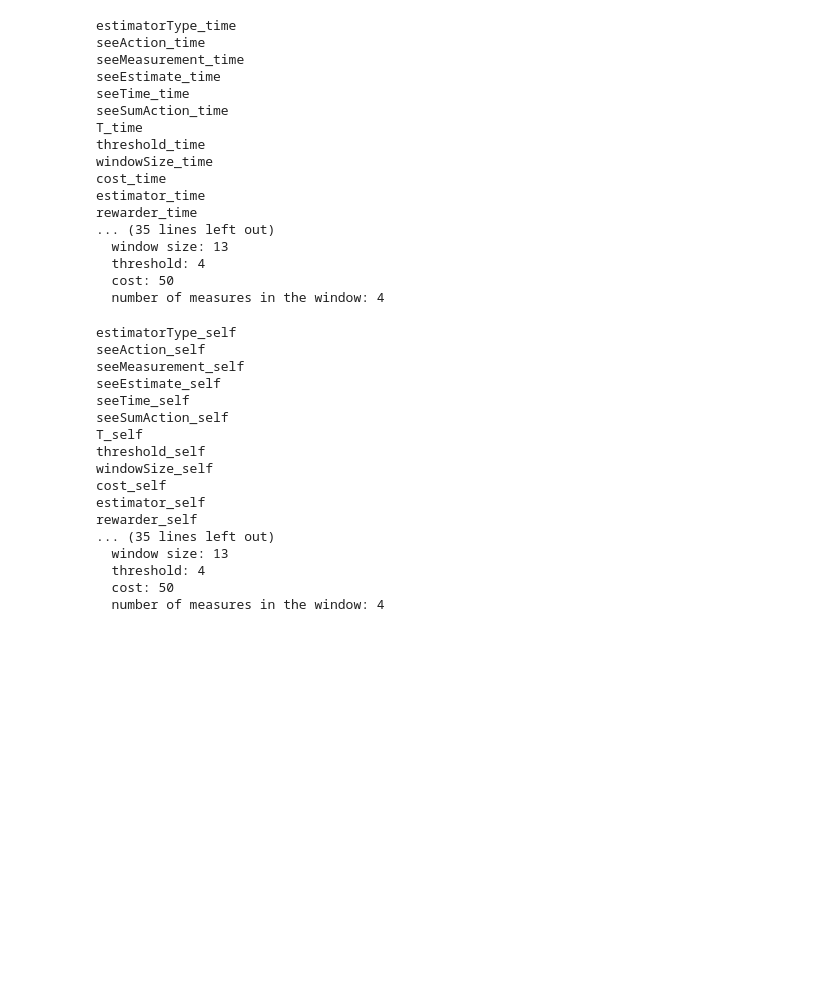
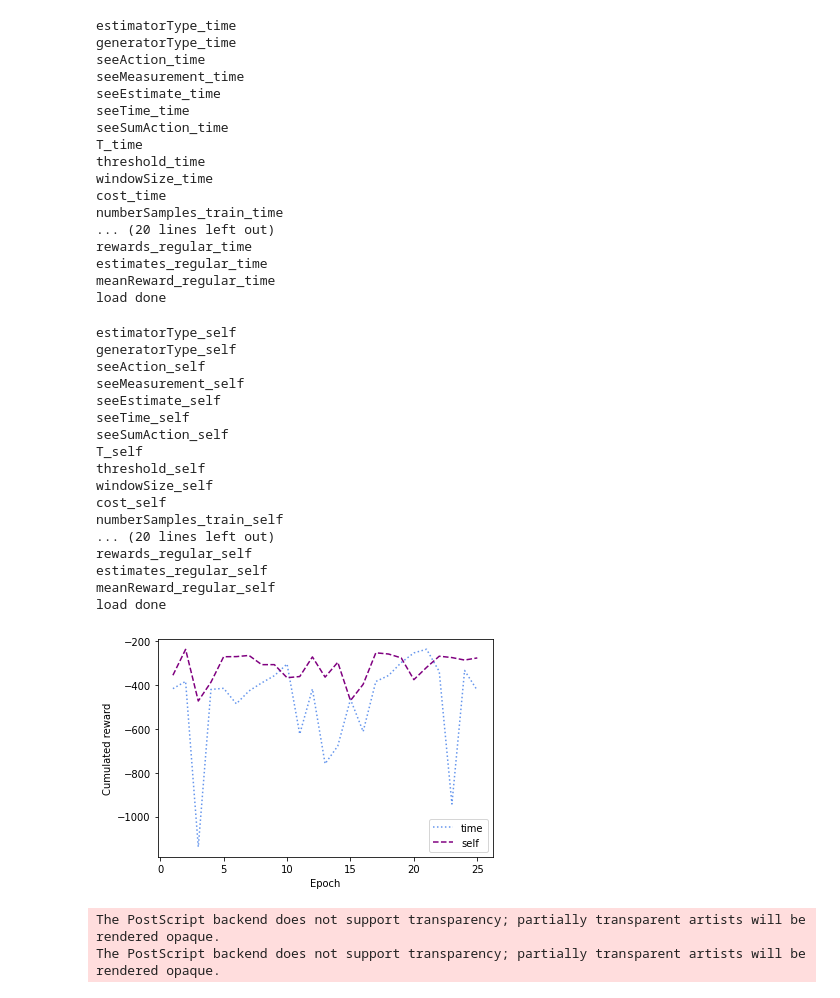
Before and after one commit to aaspeel/optiMeasRL, a Jupyter notebook: resultsAnalysis.ipynb, the cells around one changed output. Saved outputs shown, nothing was run; the diff lists cells and outputs as text; code cells hidden in the pictures; blank space fills up the shorter version.

```diff
--- a/resultsAnalysis.ipynb
+++ b/resultsAnalysis.ipynb
@@ -10,10 +11,11 @@ time_trig_path = "workspaces/time_triggered"
 # %%
 #Load time workspace
 pickle_load(time_trig_path, globals(), '_time')
-estimator_time.summarize()
-rewarder_time.summarize()
+#estimator_time.summarize()
+#rewarder_time.summarize()
 # %% [output]
 estimatorType_time
+generatorType_time
 seeAction_time
 seeMeasurement_time
 seeEstimate_time
@@ -23,20 +25,20 @@ T_time
 threshold_time
 windowSize_time
 cost_time
-estimator_time
-rewarder_time
-... (35 lines left out)
-  window size: 13
-  threshold: 4
-  cost: 50
-  number of measures in the window: 4
+numberSamples_train_time
+... (20 lines left out)
+rewards_regular_time
+estimates_regular_time
+meanReward_regular_time
+load done
 # %%
 #Load self triggered workspace and retrieve data
 pickle_load(self_trig_path, globals(), '_self')
-estimator_self.summarize()
-rewarder_self.summarize()
+#estimator_self.summarize()
+#rewarder_self.summarize()
 # %% [output]
 estimatorType_self
+generatorType_self
 seeAction_self
 seeMeasurement_self
 seeEstimate_self
@@ -46,13 +48,12 @@ T_self
 threshold_self
 windowSize_self
 cost_self
-estimator_self
-rewarder_self
-... (35 lines left out)
-  window size: 13
-  threshold: 4
-  cost: 50
-  number of measures in the window: 4
+numberSamples_train_self
+... (20 lines left out)
+rewards_regular_self
+estimates_regular_self
+meanReward_regular_self
+load done
 # %%
 #Check if same data and options
 test_time = [cost_time, threshold_time, windowSize_time, T_time]
@@ -68,6 +69,15 @@ if seeMeasurement_time:
     print("Measurements are seen in time setting")
 if not seeMeasurement_self:
     print("Measurements are not seen in self setting")
+# %%
+#Rewards per epoch
+reward_data = [np.mean(cumulatedRewards_valid_time,axis=1), np.mean(cumulatedRewards_valid_self, axis=1)]
+
+plotMultipleCumulatedRewards(reward_data, save=True, filename='figs/rewardsVsEpoch_'+estimatorType_time+'_'+generatorType_time+'.eps')
+# %% [output]
+[figure, added]
+The PostScript backend does not support transparency; partially transparent artists will be rendered opaque.
+The PostScript backend does not support transparency; partially transparent artists will be rendered opaque.
 # %%
 #Compare estimations
 import matplotlib.pyplot as plt
```
Also changed, not shown: parts of 10 cells of this notebook, 11 other files.
